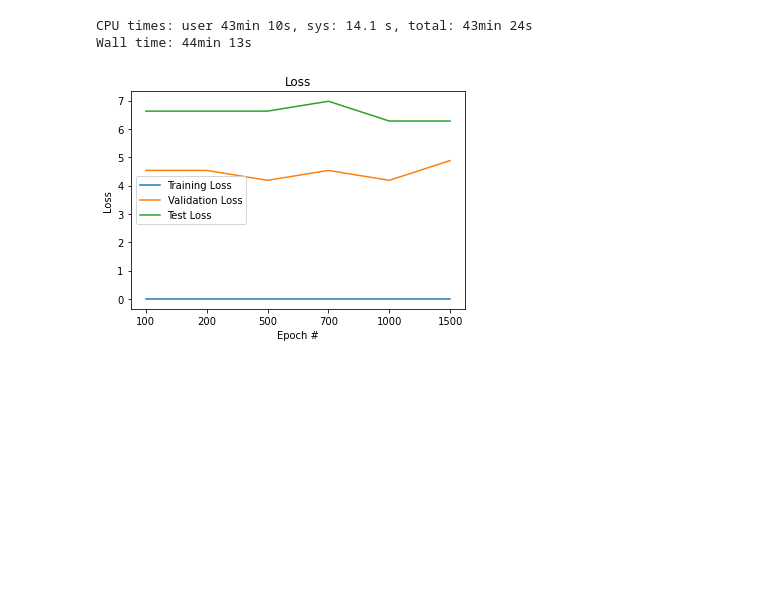
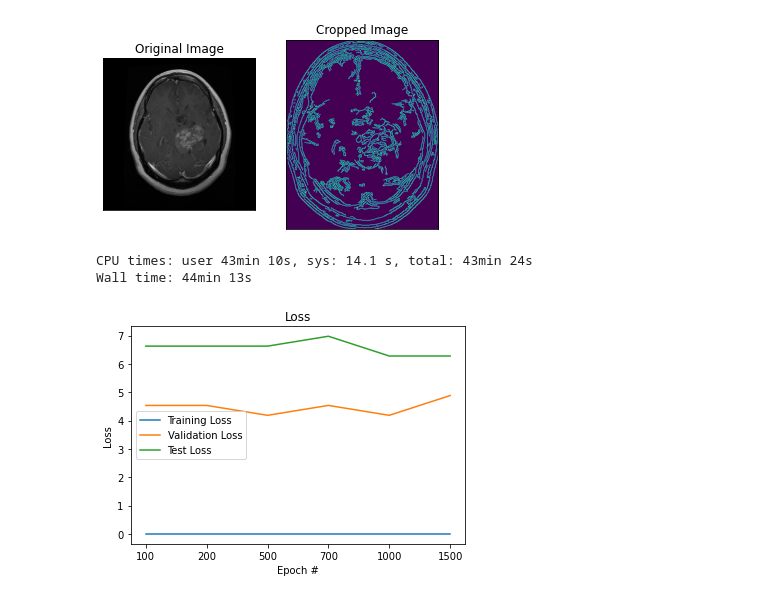
Before and after one commit to JeffreyLYT/ML-Brain-Tumor-Segmentation-and-Prediction, a Jupyter notebook: LogisticRegressionModel.ipynb, the cells around one changed output. Saved outputs shown, nothing was run; the diff lists cells and outputs as text; code cells hidden in the pictures; blank space fills up the shorter version.

```diff
--- a/LogisticRegressionModel.ipynb
+++ b/LogisticRegressionModel.ipynb
@@ -40,8 +40,7 @@ def crop_brain_contour(image, plot=False):
     # crop new image out of the original image using the four extreme points
     # (left, right, top, bottom)
     new_image = image[extTop[1]:extBot[1], extLeft[0]:extRight[0]]
-    #NO SIGNIFICANT IMPROVEMENT
-    #new_image = cv2.Canny(new_image,30,100)
+    new_image = cv2.Canny(new_image,30,100)
 
 
     if plot:
@@ -116,12 +115,3 @@ def split_data(X, y, test_s=0.2):
     X_train, X_temp, y_train, y_temp = train_test_split(X, y, test_size=test_s, random_state=0)
     X_val, X_test, y_val, y_test = train_test_split(X_temp, y_temp, test_size=0.5, random_state=0)
     return X_train, y_train, X_val, y_val, X_test, y_test
-
-
-#Load data set
-dir_list = ['TumorDatasetFinal/no', 'TumorDatasetFinal/yes']
-image_size = (128, 128)
-X, y = load_data(dir_list, image_size)
-
-# Split dataset (80% train, 10% validation, 10% test)
-X_train, y_train, X_val, y_val, X_test, y_test = split_data(X, y)
@@ -128,3 +126,8 @@ X_train, y_train, X_val, y_val, X_test, y_test = split_data(X, y)
+# %%
+img = cv2.imread('TumorDatasetFinal/yes/gg (1).jpg')
+crop_brain_contour(img, plot=True);
+# %% [output]
+[figure, added]
 # %%
 def build_model(X, y, epochs):
     loss = []
```
Also changed, not shown: parts of 1 cell of this notebook.
